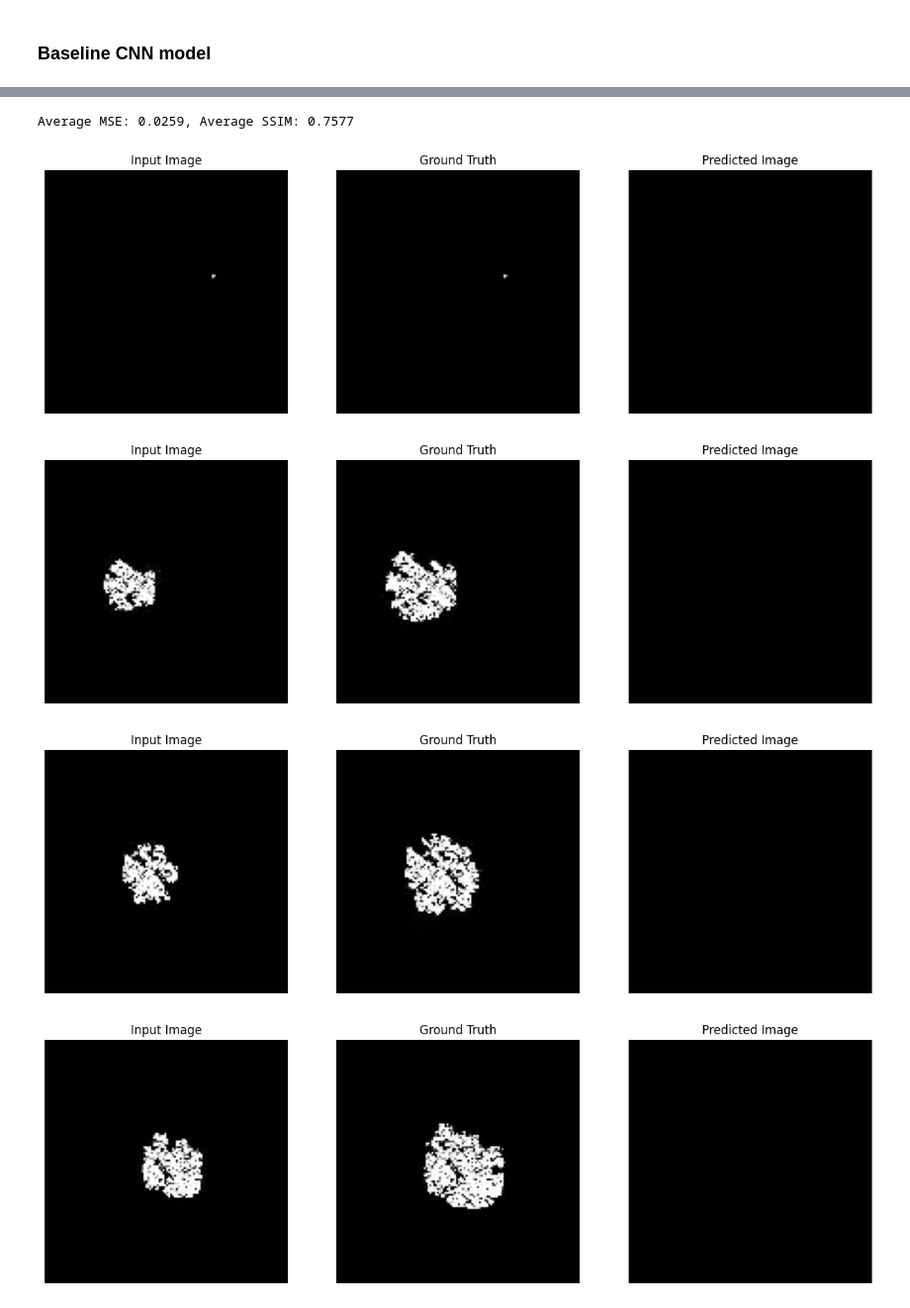
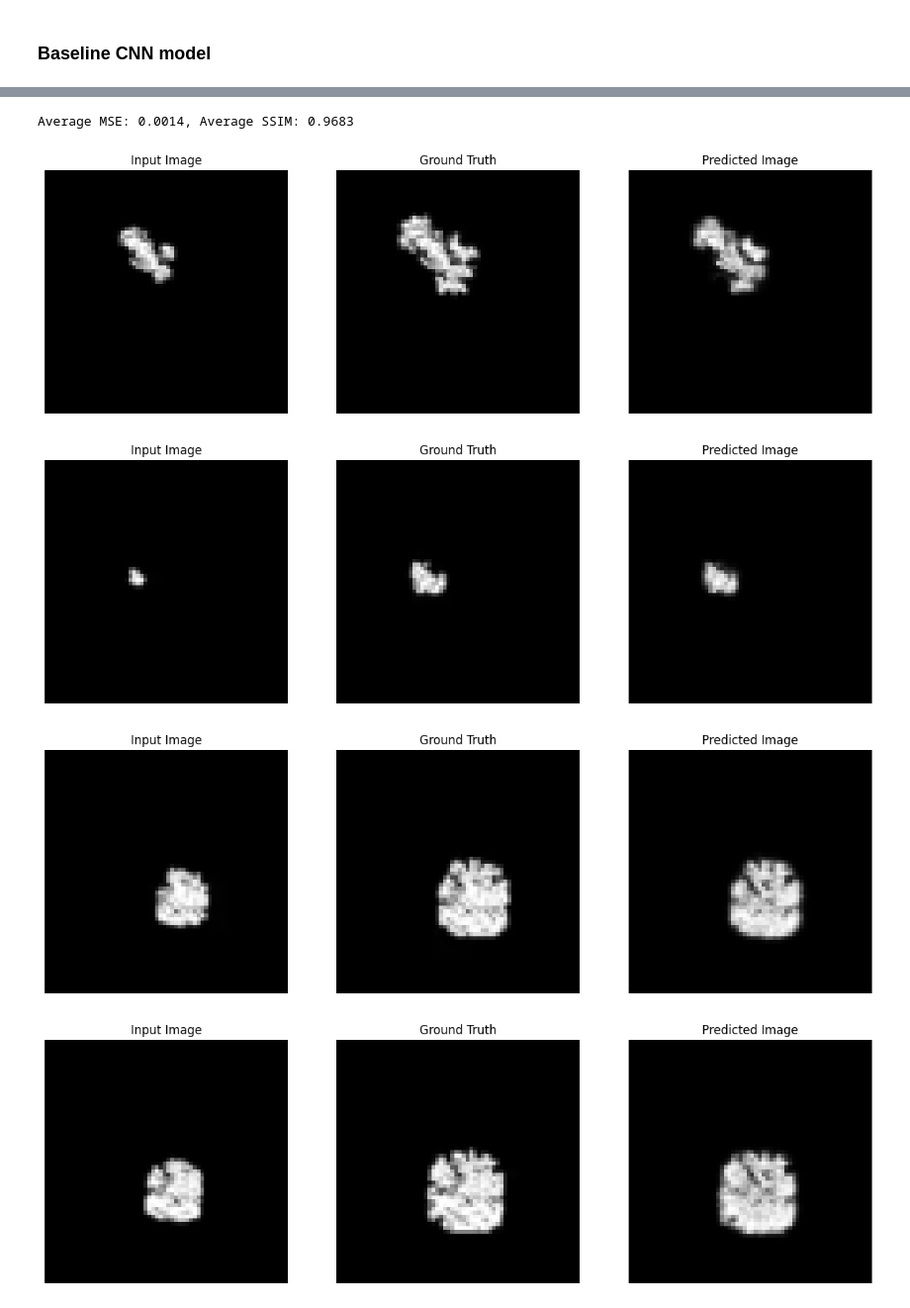
Before and after one commit to AnirbitGhosh/Msc-Project, a Jupyter notebook: src/model/baselines/baseline_cnn.ipynb, the cells around one changed output, grey strips where cells are left out. Shown at 99% size. Cells and saved outputs as stored; diff of their text form; code cells hidden in the pictures.

```diff
--- a/src/model/baselines/baseline_cnn.ipynb
+++ b/src/model/baselines/baseline_cnn.ipynb
@@ -114,22 +116,20 @@ class ConditionalImageDataset(Dataset):
         raise IndexError(f"Index {idx} out of range")
 
 
-class WeightedMSELoss(nn.Module):
-    def __init__(self, weight):
-        super(WeightedMSELoss, self).__init__()
-        self.weight = weight
+# Define weighted BCELoss function
+class WeightedBCELoss(nn.Module):
+    def __init__(self):
+        super(WeightedBCELoss, self).__init__()
 
-    def forward(self, output, target):
-        mask = (target > 0).float()  # Mask for non-zero pixel values
-        weighted_loss = self.weight * F.mse_loss(output * mask, target * mask, reduction='mean') + \
-                        (1 - self.weight) * F.mse_loss(output * (1 - mask), target * (1 - mask), reduction='mean')
-        return weighted_loss
+    def forward(self, input, target, weight_mask):
+        return F.binary_cross_entropy(input, target, weight=weight_mask)
 # %%
 batch_size = 32
 
 transform = transforms.Compose([
     transforms.ToTensor(),
     # transforms.Normalize(mean=[0.5], std=[0.5]),
+    transforms.Resize(64)
 ])
 
 DATA_DIR = "C:/Users/Anirbit/Desktop/MSc/Ind Project/Msc-Project/data/bin_frames"
@@ -147,6 +147,7 @@ train_loader = torch.utils.data.DataLoader(train_dataset, batch_size=batch_size,
 test_loader = torch.utils.data.DataLoader(test_dataset, batch_size=batch_size, shuffle=True)
 
 device = "cuda" if torch.cuda.is_available() else "cpu"
+print(device)
 model = Wildfire_CNN()
 model.to(device)
 
@@ -155,5 +156,5 @@ model.to(device)
 weight = 0.9 # You can adjust this value
 
 # Use this loss function during training
-criterion = WeightedMSELoss(weight)
+criterion = WeightedBCELoss()
 optimizer = torch.optim.AdamW(model.parameters(), lr=0.001)
@@ -170,8 +173,13 @@ def train(model, dataloader, criterion, optimizer, num_epochs=10):
             targets = targets.float().to(device)
             inputs = inputs.float().to(device)
 
+            # Compute weight mask based on inputs (wildfire grid)
+            weight_mask = 1.0 - inputs
+            weight_mask = torch.clamp(weight_mask, 0, 1)
+
             outputs = model(inputs)
-            loss = criterion(outputs, targets)
+            # print(f"outputs: {outputs.shape}, inputs: {inputs.shape}, weight_mask: {weight_mask.shape}, targets: {targets.shape}")
+            loss = criterion(outputs, targets, weight_mask)
             loss.backward()
             optimizer.step()
 
@@ -179,5 +187,5 @@ def train(model, dataloader, criterion, optimizer, num_epochs=10):
 
         print(f"Epoch [{epoch+1}/{num_epochs}], Loss: {running_loss/len(dataloader)}")
 # %%
-train(model, train_loader, criterion, optimizer, num_epochs=10)
+train(model, train_loader, criterion, optimizer, num_epochs=50)
 # %% [output]
@@ -226,9 +266,9 @@ def evaluate_model(model, dataloader):
 
     print(f"Average MSE: {avg_mse:.4f}, Average SSIM: {avg_ssim:.4f}")
 # %%
-evaluate_model(model, test_loader)
+evaluate_model(load_model, test_loader)
 # %% [output]
-Average MSE: 0.0259, Average SSIM: 0.7577
+Average MSE: 0.0014, Average SSIM: 0.9683
 # %%
 # Define the visualization function
 def visualize_predictions(model, dataloader, num_images=5):
@@ -244,35 +284,35 @@ def visualize_predictions(model, dataloader, num_images=5):
 
             for i in range(inputs.size(0)):
                 if images_shown >= num_images:
                     break
 
                 input_image = inputs[i].squeeze().cpu().numpy()
                 target_image = targets[i].squeeze().cpu().numpy()
                 output_image = outputs[i].squeeze().cpu().numpy()
 
                 fig, axes = plt.subplots(1, 3, figsize=(15, 5))
                 axes[0].imshow(input_image, cmap='gray')
                 axes[0].set_title('Input Image')
                 axes[0].axis('off')
 
                 axes[1].imshow(target_image, cmap='gray')
                 axes[1].set_title('Ground Truth')
                 axes[1].axis('off')
 
                 axes[2].imshow(output_image, cmap='gray')
                 axes[2].set_title('Predicted Image')
                 axes[2].axis('off')
 
                 plt.show()
 
                 images_shown += 1
 
             if images_shown >= num_images:
                 break
 
-visualize_predictions(model, test_loader, num_images=5)
+visualize_predictions(model, test_loader, num_images=10)
 # %% [output]
-[figure, old version]
+[figure, new version]
-[figure, old version]
+[figure, new version]
-[figure, old version]
+[figure, new version]
-[figure, old version]
+[figure, new version]
```
Also changed, not shown: parts of 6 cells of this notebook, 54 other files.
